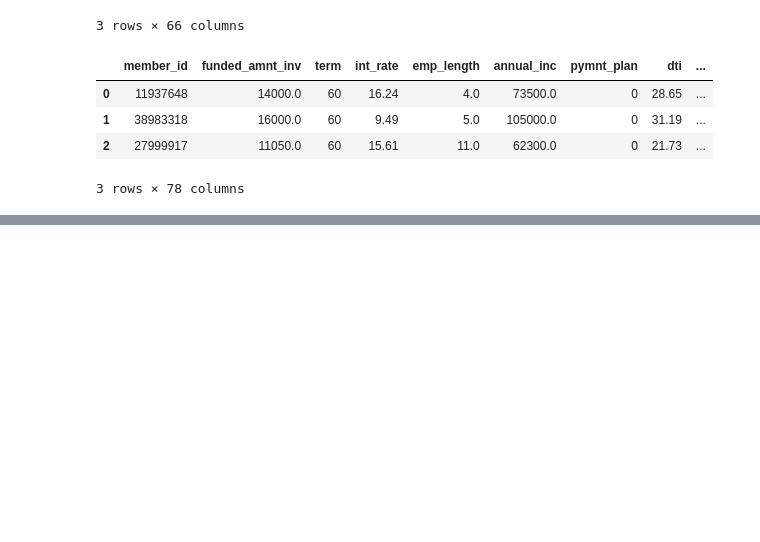
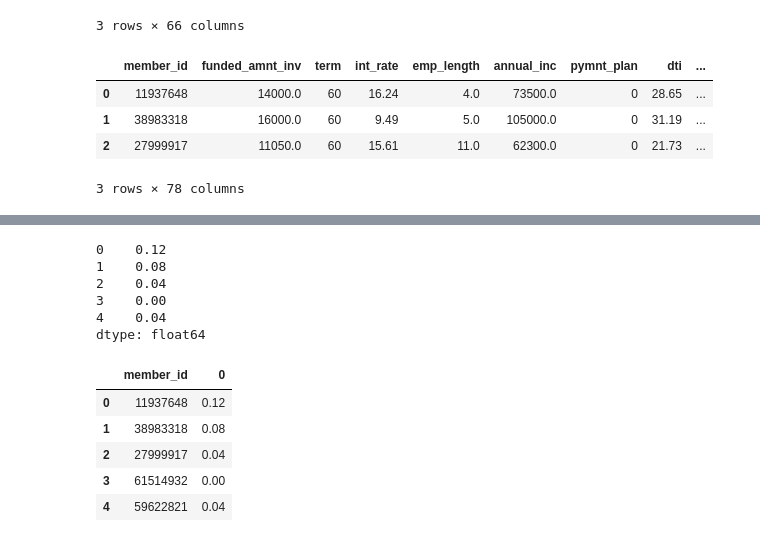
Before and after one commit to kalpak181/Probability-of-default, a Jupyter notebook: probability_of_default.ipynb, the cells around one changed output, grey strips where cells are left out. Drawn from its saved outputs; the diff is of its cells as text; code cells hidden in the pictures; blank space fills up the shorter version.

```diff
--- a/probability_of_default.ipynb
+++ b/probability_of_default.ipynb
@@ -626,0 +488,3 @@ models = {
+# %%
+final_model = RandomForestClassifier(n_estimators= 25)
+final_model.fit(X_scaled,y)
@@ -626,0 +493,4 @@ models = {
+# %%
+from sklearn.metrics import roc_auc_score
+ser = final_model.predict_proba(X_test)
+ser
@@ -626,0 +505,22 @@ models = {
+# %%
+ser = ser[:,-1]
+# %%
+ser = pd.Series(ser[:-1])
+ser.head()
+# %% [output]
+0    0.12
+1    0.08
+2    0.04
+3    0.00
+4    0.04
+dtype: float64
+# %%
+output = pd.concat([member,ser],axis = 1)
+output.head()
+# %% [output]
+|  | member_id | 0 |
+| 0 | 11937648 | 0.12 |
+| 1 | 38983318 | 0.08 |
+| 2 | 27999917 | 0.04 |
+| 3 | 61514932 | 0.00 |
+| 4 | 59622821 | 0.04 |
```
Also changed, not shown: parts of 57 cells of this notebook.
